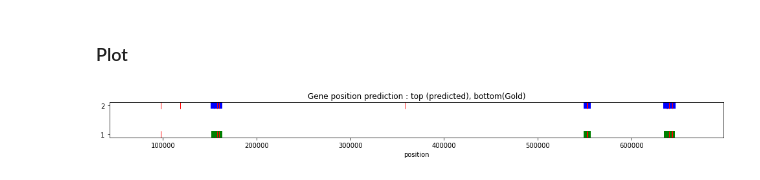
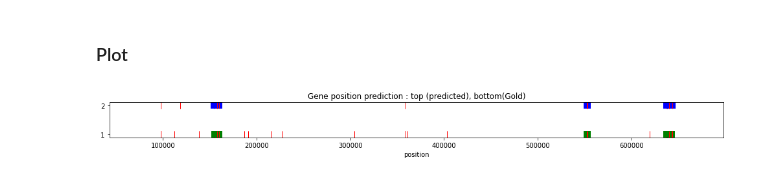
Before and after one commit to krishansubudhi/UW_CompBio, a Jupyter notebook: Assignment4/notebooks/evaluate.ipynb, the cells around one changed output. Drawn from its saved outputs; the diff is of its cells as text; code cells hidden in the pictures.

```diff
--- a/Assignment4/notebooks/evaluate.ipynb
+++ b/Assignment4/notebooks/evaluate.ipynb
@@ -125,6 +123,6 @@ with open('hits.pandas', 'rb') as f:
 # %%
-print('First 10 hits longer than 50 bp from the 10th pass' )
+print('Table 1: First 10 hits longer than 50 bp from the 10th pass:' )
 hits_gt50bp = hits[hits.length > 50*2]
-df = hits_gt50bp.head(10).reset_index()
-df
+df = hits_gt50bp.head(10).reset_index(drop = True)
+display(df)
 # %% [output]
@@ -143,5 +141,7 @@ First 10 hits longer than 50 bp from the 10th pass
 # %%
 genepos = get_genes_from_file('../data/GCF_000091665.1_ASM9166v1_genomic.gff')
-print('top 20 gold gene positions ')
-print(pd.DataFrame(genepos[:10], columns = ['start', 'end']))
+genepos = pd.DataFrame(genepos, columns = ['start', 'end'])
+genepos['length'] = genepos['end'] - genepos['start']
+print('Table 2 :top 30 gold gene positions:')
+display(genepos.head(30))
 # %% [output]
@@ -165,15 +171,21 @@ def overlap_count(t1, t2):
     return len(overlap)
 # %%
 iter_pred = iter(hits_gt50bp[['start', 'end']].head(10).values)
-iter_gold = iter(genepos)
+iter_gold = iter(genepos[['start', 'end']].values)
 overlap_ratios = []
+overlaps =[]
 gold = next(iter_gold)
 for pred in iter_pred:
+    gene_overlaps = []
     length = pred[1]-pred[0]
     overlap = 0
     while pred[1] > gold[0]:
-        overlap += overlap_count(pred, gold)
+        c = overlap_count(pred, gold)
+        overlap += c
+        if c> 0:
+            gene_overlaps.append(gold)
         gold = next(iter_gold)
     overlap_ratios.append(overlap/length)
+    overlaps.append(gene_overlaps)
 #     print(f'{pred} Total overlap  = {overlap}, length = {length}, ratio = {overlap/length}')
 # %% [markdown]
@@ -181,5 +193,7 @@ Matches with 40% overlap threshold with gold positions :
 # %%
 df['percentage_overlap'] = np.array(overlap_ratios)*100
-df['match'] = df['percentage_overlap'] >40
-df
+df['overlaps'] =overlaps
+df['match'] = df['percentage_overlap'] >50
+print("Table 3: Percentage overlap - predicted gene (> 50bp) vs gold genes")
+display(df)
 # %% [output]
@@ -199,20 +227,19 @@ df
 # %%
 import numpy as np
 import matplotlib.pyplot as plt
 fig, ax = plt.subplots(1)
 fig.set_figwidth(17)
 fig.set_figheight(1)
 for s,e in df[['start','end']].values:
     ax.plot([s,e],[2,2], linewidth=10,  color = 'blue', marker='|', markeredgecolor='red', markersize=10)
-#     ax.scatter([s,e],[2,2], linewidth=40)
-for s,e in genepos:
-    if s < 650000 and e-s > 100:
+
+for s,e in genepos[['start', 'end']].values:
+    if s < 650000:
         ax.plot([s,e],[1,1], linewidth=10, marker='|', color = 'green', markeredgecolor='red', markersize=10)
-#         ax.scatter([s,e],[1,1], linewidth=40)
+
 ax.set_title('Gene position prediction : top (predicted), bottom(Gold)')
 ax.set_xlabel('position')
-# ax.set_xticklabels(['GOld','Pred'])
 ax.margins(0.1)
 plt.show()
 # %% [output]
-[figure, old version]
+[figure, new version]
```
Also changed, not shown: parts of 11 cells of this notebook, 9 other files.
